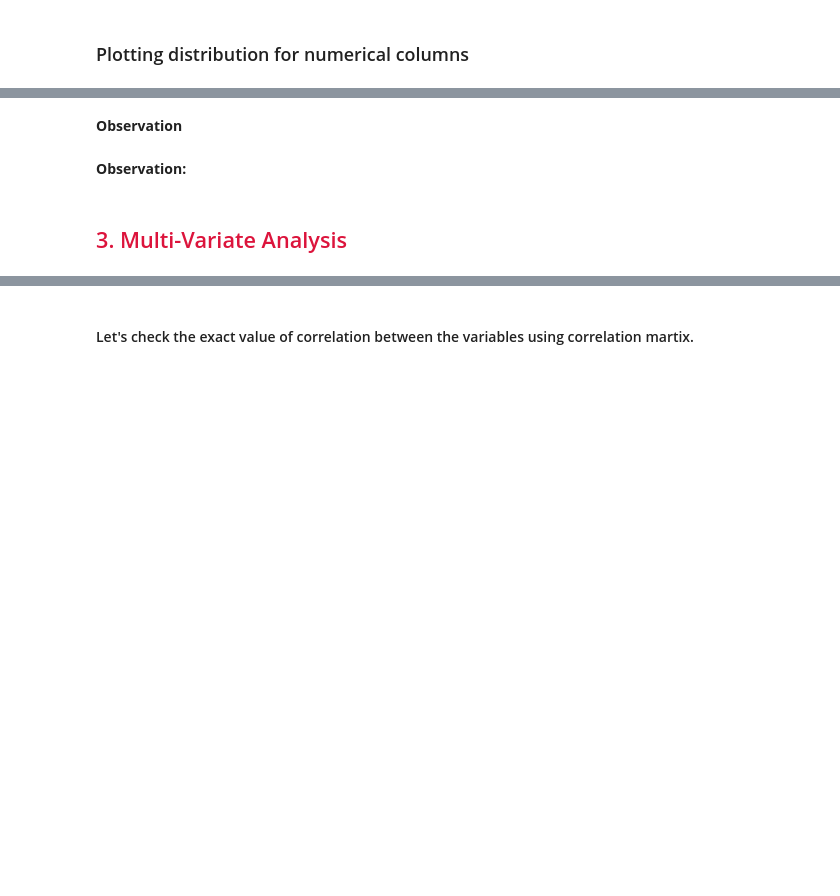
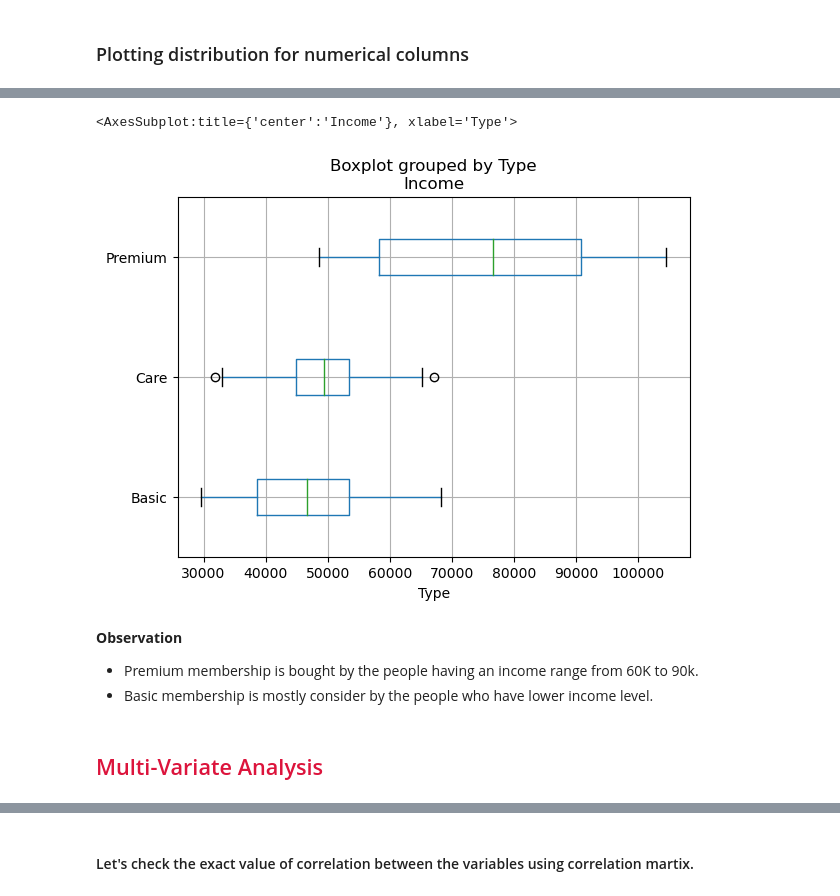
Before and after one commit to Rushanthi23/Programming_for_Data_Science, a Jupyter notebook: Inferential Statistics/Goodlife_Fitness.ipynb, the cells around one changed output, grey strips where cells are left out. Drawn from its saved outputs; the diff is of its cells as text; code cells hidden in the pictures; blank space fills up the shorter version.

```diff
--- a/Inferential Statistics/Goodlife_Fitness.ipynb
+++ b/Inferential Statistics/Goodlife_Fitness.ipynb
@@ -65,4 +150,6 @@ Perform descriptive analysis to create a customer profile for each Goodlife Fitn
 # %%
-# plot a boxplot of income vs membership type
+# plot a boxplot of income by membership type
+data.boxplot(column='Income', by='Type', vert = False)
+# %% [output]
+<AxesSubplot:title={'center':'Income'}, xlabel='Type'>
+[figure, added]
-# %% [markdown]
-**Observation**
@@ -71,5 +156,7 @@ Perform descriptive analysis to create a customer profile for each Goodlife Fitn
-# %% [markdown]
-**Observation:**
+# %% [markdown]
+**Observation**
+- Premium membership is bought by the people having an income range from 60K to 90k.
+- Basic membership is mostly consider by the people who have lower income level.
 # %% [markdown]
-##  <span style="color:crimson">3. Multi-Variate Analysis</span>
+##  <span style="color:crimson">Multi-Variate Analysis</span>
 # %%
```
Also changed, not shown: parts of 42 cells of this notebook, 2 other files.
